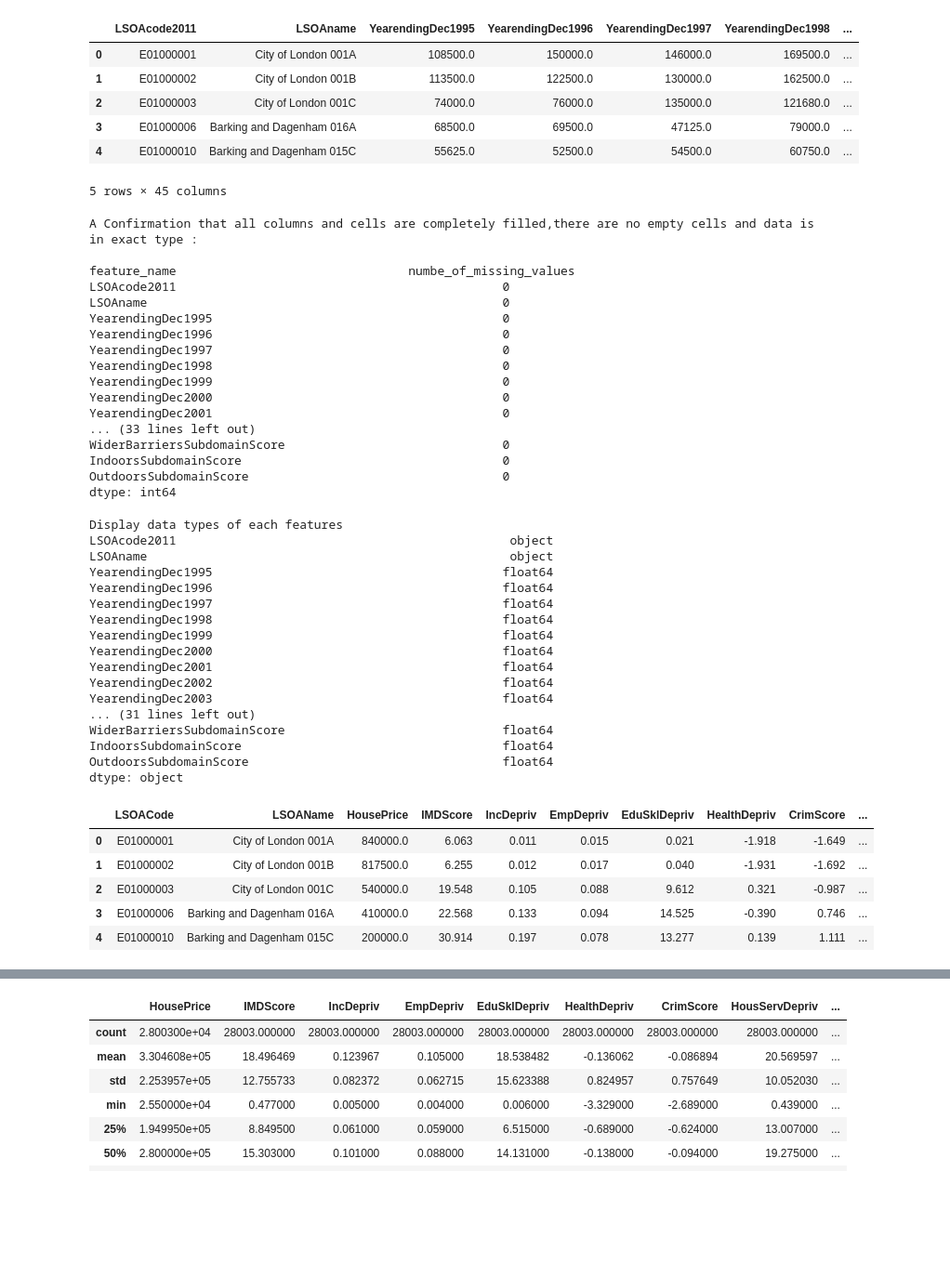
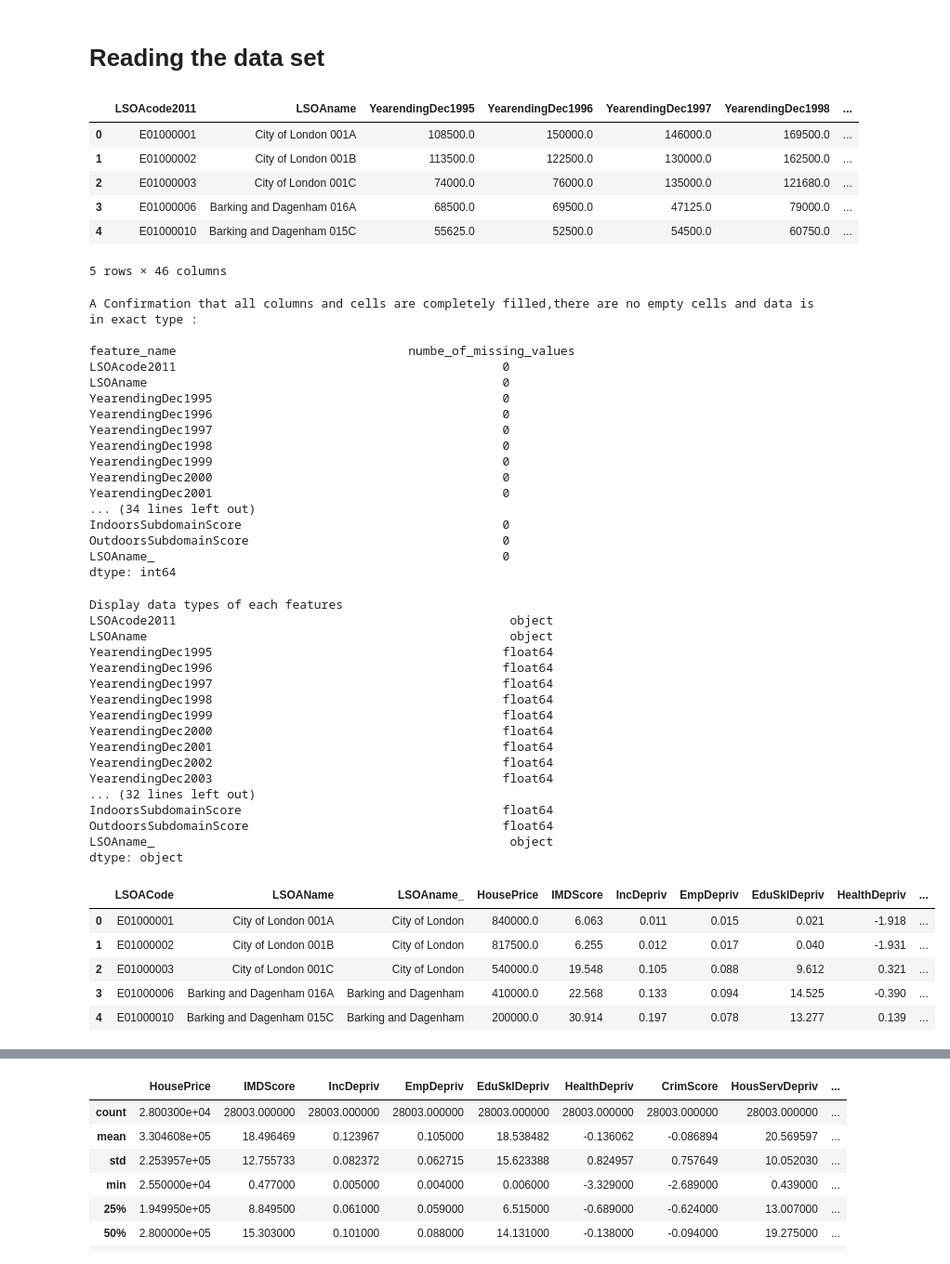
Before and after one commit to MasterOfLogic1/HousePricePrediction_Uk, a Jupyter notebook: HPP_Preprocessing_Analysis.ipynb, the cells around one changed output, grey strips where cells are left out. Shown at 93% size. Drawn from its saved outputs; the diff is of its cells as text; code cells hidden in the pictures; blank space fills up the shorter version.

```diff
--- a/HPP_Preprocessing_Analysis.ipynb
+++ b/HPP_Preprocessing_Analysis.ipynb
@@ -7,8 +15,15 @@ import matplotlib.pyplot as plt
+# %% [markdown]
+# Reading the data set
 # %%
 # Read the SPSS Merged Median house price dataset which is available on my drive
 #This data already contains no missing value and part of the preprocessing has been done in spss
 df = pd.read_csv("Dataset/MergedMedianHousePrice_Deprivation_Compact1_NonMissing.csv",header=0,delimiter=',')
-# Display the contents of the sheet to ensure its correct
+#This is very important as we will use it to correct outliers , we create a new column storing the LSOA name.
+#This would essentianly enable us group by LSOA i.e to find the Median value of any feature of Lsoa name = 'City of London'
+df['LSOAname_'] = df['LSOAname'].apply(lambda x: re.split(r'\d', x)[0].strip())
+# stores unique lsoa name into an array
+lsoa_names = df['LSOAname_'].unique()
+# view te first 5 rows of the data frame to ensure everything is okay
 df.head()
 # %% [output]
 |  | LSOAcode2011 | LSOAname | YearendingDec1995 | YearendingDec1996 | YearendingDec1997 | YearendingDec1998 | ... |
@@ -17,9 +32,8 @@ df.head()
 | 2 | E01000003 | City of London 001C | 74000.0 | 76000.0 | 135000.0 | 121680.0 | ... |
 | 3 | E01000006 | Barking and Dagenham 016A | 68500.0 | 69500.0 | 47125.0 | 79000.0 | ... |
 | 4 | E01000010 | Barking and Dagenham 015C | 55625.0 | 52500.0 | 54500.0 | 60750.0 | ... |
-5 rows × 45 columns
+5 rows × 46 columns
 # %%
-
 #Confirm that all columns and cells are completely filled,there are no empty cells and data is in exact type
 print("\nA Confirmation that all columns and cells are completely filled,there are no empty cells and data is in exact type :")
 print("\nfeature_name                                numbe_of_missing_values")
@@ -37,10 +51,10 @@ YearendingDec1998                                        0
 YearendingDec1999                                        0
 YearendingDec2000                                        0
 YearendingDec2001                                        0
-... (33 lines left out)
-WiderBarriersSubdomainScore                              0
+... (34 lines left out)
 IndoorsSubdomainScore                                    0
 OutdoorsSubdomainScore                                   0
+LSOAname_                                                0
 dtype: int64
 # %%
 #check the datatypes
@@ -59,50 +73,50 @@ YearendingDec2000                                        float64
 YearendingDec2001                                        float64
 YearendingDec2002                                        float64
 YearendingDec2003                                        float64
-... (31 lines left out)
-WiderBarriersSubdomainScore                              float64
+... (32 lines left out)
 IndoorsSubdomainScore                                    float64
 OutdoorsSubdomainScore                                   float64
+LSOAname_                                                 object
 dtype: object
 # %%
 #Keep only required columns for this analysis
 #all other years are taken away because we only want to make use of the most recent year.
-columns_to_keep = ['LSOAcode2011', 'LSOAname', 'YearendingDec2021', 'IndexofMultipleDeprivationIMDScore', 'IncomeScorerate', 'EmploymentScorerate', 'EducationSkillsandTrainingScore', 'HealthDeprivationandDisabilityScore', 'CrimeScore', 'BarrierstoHousingandServicesScore', 'LivingEnvironmentScore', 'IncomeDeprivationAffectingChildrenIndexIDACIScorerate', 'IncomeDeprivationAffectingOlderPeopleIDAOPIScorerate', 'ChildrenandYoungPeopleSubdomainScore', 'AdultSkillsSubdomainScore', 'GeographicalBarriersSubdomainScore', 'WiderBarriersSubdomainScore', 'IndoorsSubdomainScore', 'OutdoorsSubdomainScore']
+columns_to_keep = ['LSOAcode2011', 'LSOAname','LSOAname_', 'YearendingDec2021', 'IndexofMultipleDeprivationIMDScore', 'IncomeScorerate', 'EmploymentScorerate', 'EducationSkillsandTrainingScore', 'HealthDeprivationandDisabilityScore', 'CrimeScore', 'BarrierstoHousingandServicesScore', 'LivingEnvironmentScore', 'IncomeDeprivationAffectingChildrenIndexIDACIScorerate', 'IncomeDeprivationAffectingOlderPeopleIDAOPIScorerate', 'ChildrenandYoungPeopleSubdomainScore', 'AdultSkillsSubdomainScore', 'GeographicalBarriersSubdomainScore', 'WiderBarriersSubdomainScore', 'IndoorsSubdomainScore', 'OutdoorsSubdomainScore']
 df = df[columns_to_keep]
 column_mapping = {
     'LSOAcode2011': 'LSOACode',
     'LSOAname': 'LSOAName',
     'YearendingDec2021': 'HousePrice',
     'IndexofMultipleDeprivationIMDScore': 'IMDScore',
     'IncomeScorerate': 'IncDepriv',
     'EmploymentScorerate': 'EmpDepriv',
     'EducationSkillsandTrainingScore': 'EduSklDepriv',
     'HealthDeprivationandDisabilityScore': 'HealthDepriv',
     'CrimeScore': 'CrimScore',
     'BarrierstoHousingandServicesScore': 'HousServDepriv',
     'LivingEnvironmentScore': 'LivEnvDepriv',
     'IncomeDeprivationAffectingChildrenIndexIDACIScorerate': 'ChildIncDepriv',
     'IncomeDeprivationAffectingOlderPeopleIDAOPIScorerate': 'OldPplIncDepriv',
     'ChildrenandYoungPeopleSubdomainScore': 'ChildYPDepriv',
     'AdultSkillsSubdomainScore': 'AdultSklDepriv',
     'GeographicalBarriersSubdomainScore': 'GeoBarDepriv',
     'WiderBarriersSubdomainScore': 'WiderBarDepriv',
     'IndoorsSubdomainScore': 'IndoorDepriv',
     'OutdoorsSubdomainScore': 'OutdoorDepriv'
 }
 
 # Now rename the columns in the DataFrame
 df.rename(columns=column_mapping, inplace=True)
 
 # View the DataFrame
 df.head()
 # %% [output]
-|  | LSOACode | LSOAName | HousePrice | IMDScore | IncDepriv | EmpDepriv | EduSklDepriv | HealthDepriv | CrimScore | ... |
-| 0 | E01000001 | City of London 001A | 840000.0 | 6.063 | 0.011 | 0.015 | 0.021 | -1.918 | -1.649 | ... |
-| 1 | E01000002 | City of London 001B | 817500.0 | 6.255 | 0.012 | 0.017 | 0.040 | -1.931 | -1.692 | ... |
-| 2 | E01000003 | City of London 001C | 540000.0 | 19.548 | 0.105 | 0.088 | 9.612 | 0.321 | -0.987 | ... |
-| 3 | E01000006 | Barking and Dagenham 016A | 410000.0 | 22.568 | 0.133 | 0.094 | 14.525 | -0.390 | 0.746 | ... |
-| 4 | E01000010 | Barking and Dagenham 015C | 200000.0 | 30.914 | 0.197 | 0.078 | 13.277 | 0.139 | 1.111 | ... |
+|  | LSOACode | LSOAName | LSOAname_ | HousePrice | IMDScore | IncDepriv | EmpDepriv | EduSklDepriv | HealthDepriv | ... |
+| 0 | E01000001 | City of London 001A | City of London | 840000.0 | 6.063 | 0.011 | 0.015 | 0.021 | -1.918 | ... |
+| 1 | E01000002 | City of London 001B | City of London | 817500.0 | 6.255 | 0.012 | 0.017 | 0.040 | -1.931 | ... |
+| 2 | E01000003 | City of London 001C | City of London | 540000.0 | 19.548 | 0.105 | 0.088 | 9.612 | 0.321 | ... |
+| 3 | E01000006 | Barking and Dagenham 016A | Barking and Dagenham | 410000.0 | 22.568 | 0.133 | 0.094 | 14.525 | -0.390 | ... |
+| 4 | E01000010 | Barking and Dagenham 015C | Barking and Dagenham | 200000.0 | 30.914 | 0.197 | 0.078 | 13.277 | 0.139 | ... |
 # %%
 #Lets start by simply grouping our column names so we can access them easily at any point in time.
 allFeatures = [] # : all features would be stored here
```
Also changed, not shown: parts of 21 cells of this notebook.
